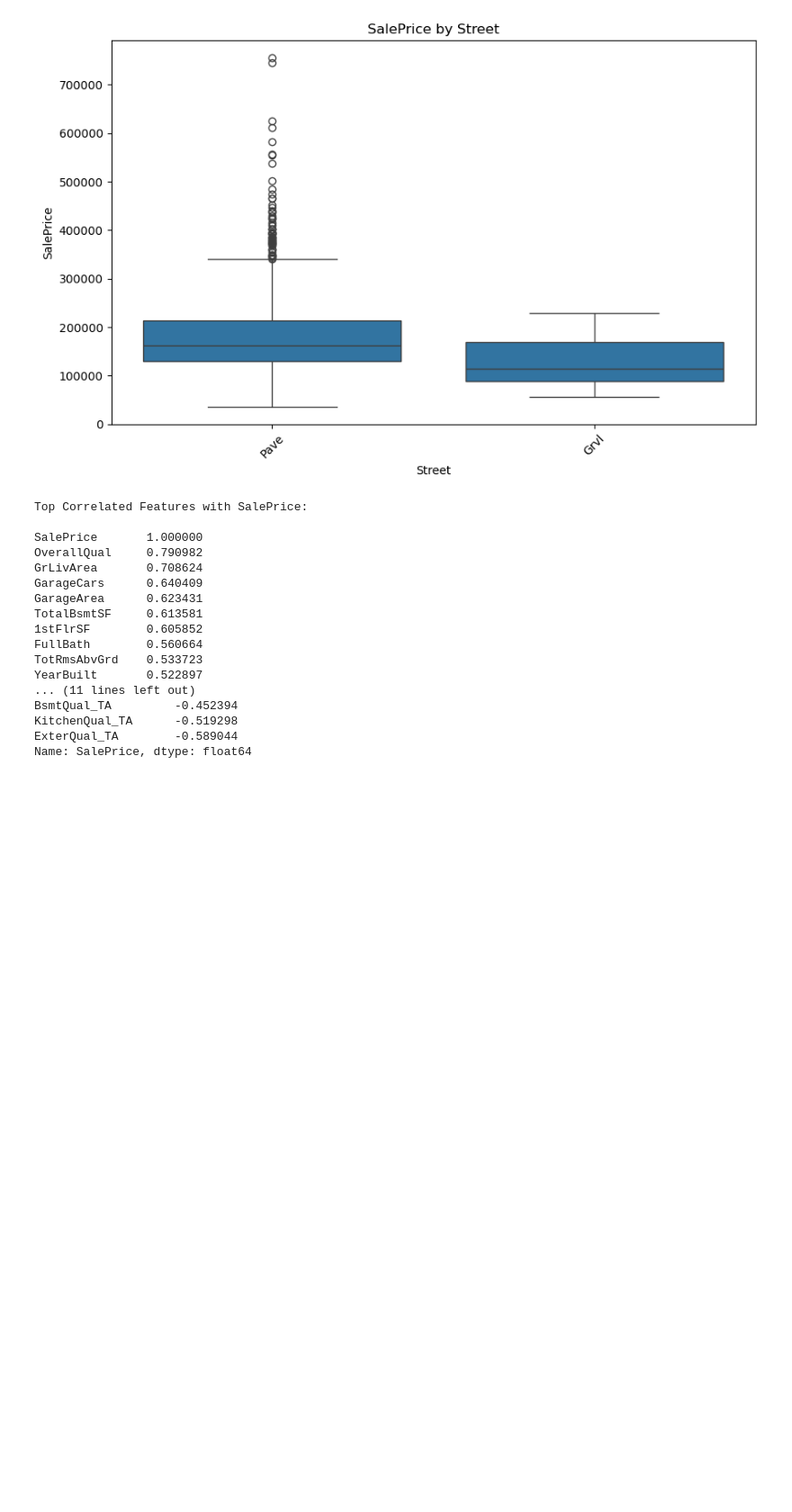
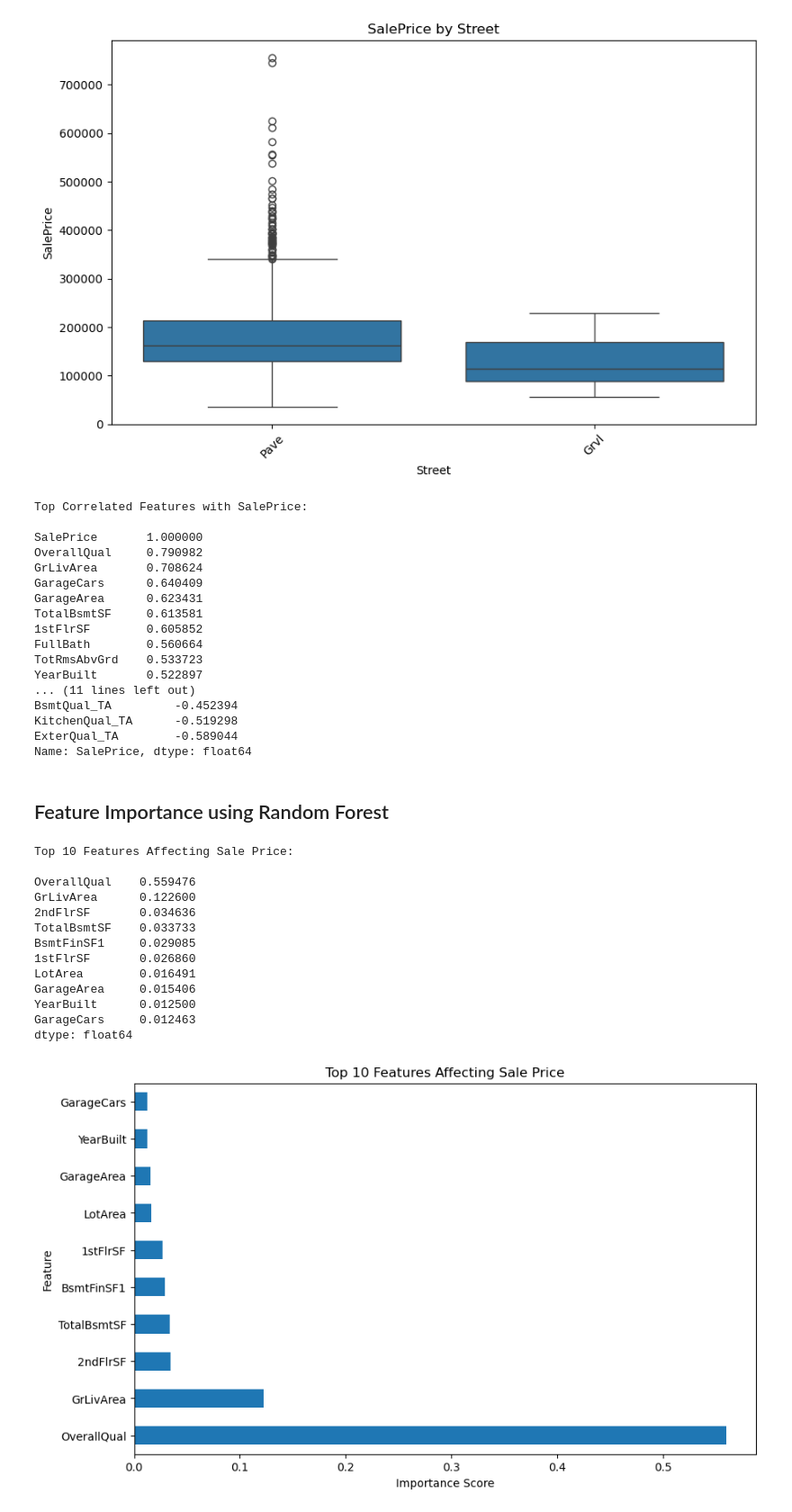
Before and after one commit to samyounes003/statisticsproject, a Jupyter notebook: eda.ipynb, the cells around one changed output. Shown at 90% size. Cells and saved outputs as stored; diff of their text form; code cells hidden in the pictures; blank space fills up the shorter version.

Commit message:
feature importance

```diff
--- a/eda.ipynb
+++ b/eda.ipynb
@@ -147,3 +183,46 @@ BsmtQual_TA         -0.452394
 KitchenQual_TA      -0.519298
 ExterQual_TA        -0.589044
 Name: SalePrice, dtype: float64
+# %% [markdown]
+<h2>Feature Importance using Random Forest </h2>
+# %%
+from sklearn.ensemble import RandomForestRegressor
+from sklearn.model_selection import train_test_split
+
+# Prepare data for modeling
+X = data_encoded.drop('SalePrice', axis=1)
+y = data['SalePrice']
+X_train, X_test, y_train, y_test = train_test_split(X, y, test_size=0.2, random_state=42)
+
+# Train a Random Forest Regressor
+rf = RandomForestRegressor(random_state=42)
+rf.fit(X_train, y_train)
+
+# Feature importance
+importances = pd.Series(rf.feature_importances_, index=X.columns).sort_values(ascending=False)
+
+# Display top 10 most important features
+print("\nTop 10 Features Affecting Sale Price:\n")
+print(importances.head(10))
+
+# Plot feature importance
+importances.head(10).plot(kind='barh', figsize=(10, 6))
+plt.title("Top 10 Features Affecting Sale Price")
+plt.xlabel("Importance Score")
+plt.ylabel("Feature")
+plt.show()
+# %% [output]
+Top 10 Features Affecting Sale Price:
+
+OverallQual    0.559476
+GrLivArea      0.122600
+2ndFlrSF       0.034636
+TotalBsmtSF    0.033733
+BsmtFinSF1     0.029085
+1stFlrSF       0.026860
+LotArea        0.016491
+GarageArea     0.015406
+YearBuilt      0.012500
+GarageCars     0.012463
+dtype: float64
+[figure, added]
```
Also changed, not shown: parts of 2 cells of this notebook.
